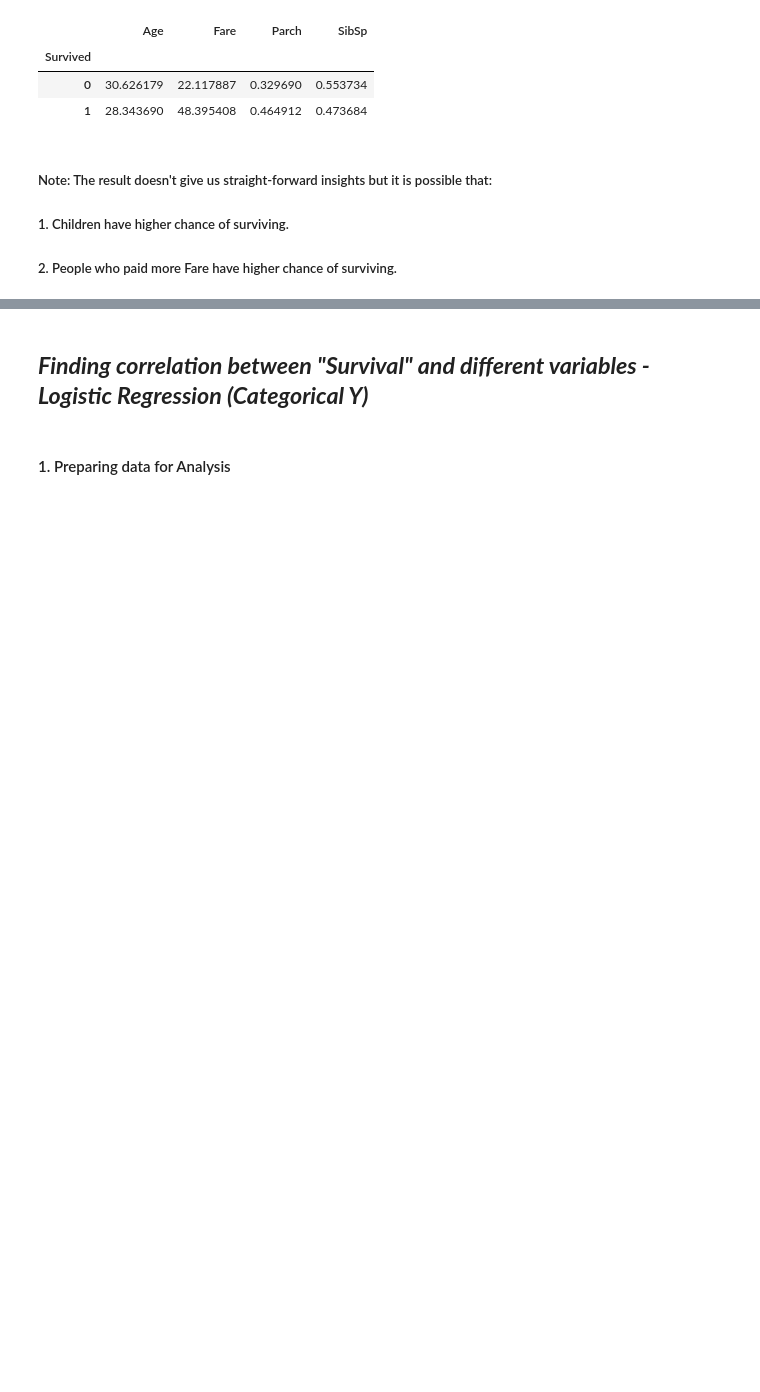
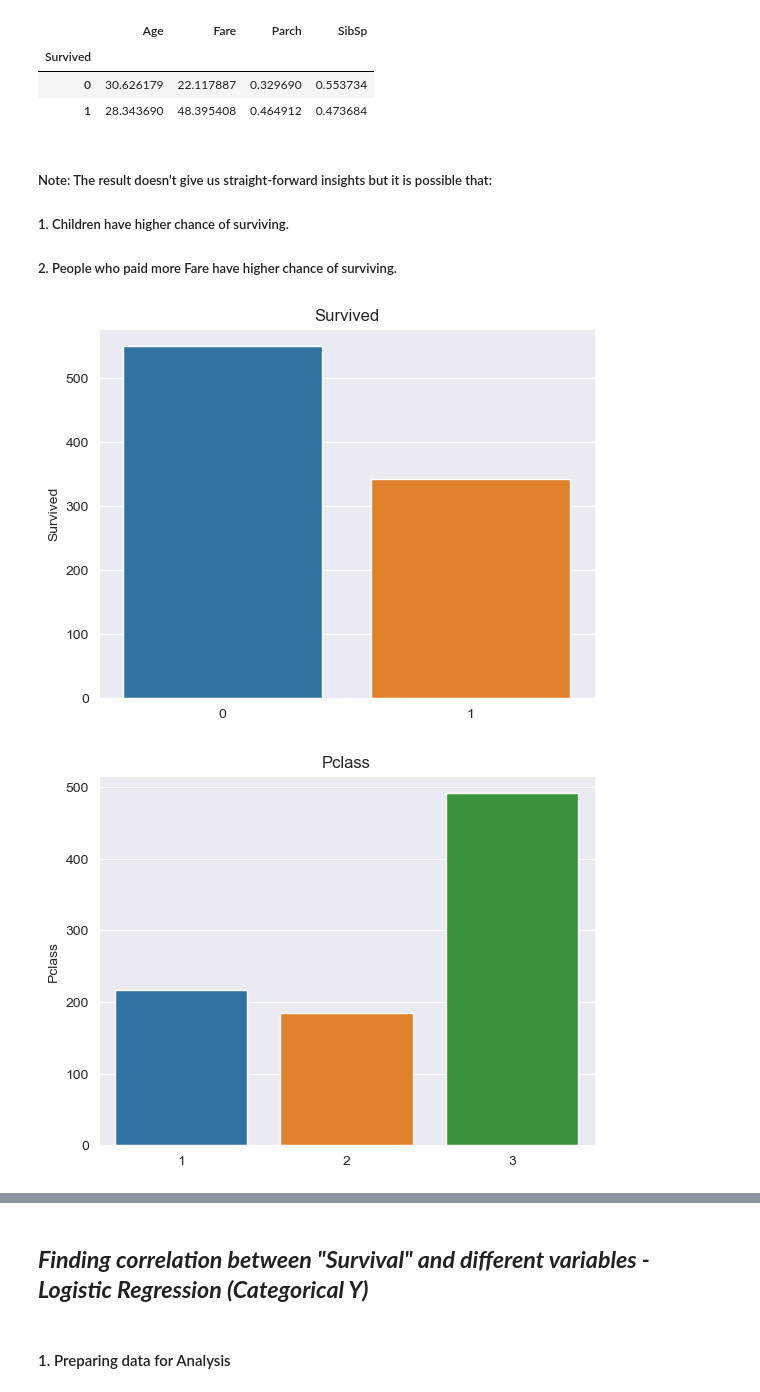
Before and after one commit to narz0001/Titanic_ML_Kaggle, a Jupyter notebook: Titanic ML.ipynb, the cells around one changed output, grey strips where cells are left out. Saved outputs shown, nothing was run; the diff lists cells and outputs as text; code cells hidden in the pictures; blank space fills up the shorter version.

Commit message:
Added Barplots for different Categorical variables.

```diff
--- a/Titanic ML.ipynb
+++ b/Titanic ML.ipynb
@@ -148,3 +113,10 @@ pd.pivot_table(train_set, index='Survived', values=['Age','SibSp','Parch','Fare'
 ##### Note: The result doesn't give us straight-forward insights but it is possible that: <br>
 #####            1. Children have higher chance of surviving.
 #####            2. People who paid more Fare have higher chance of surviving.
+# %%
+for i in train_cat.columns:
+    sns.barplot(x= train_cat[i].value_counts().index,y = train_cat[i].value_counts()).set_title(i)
+    plt.show()
+# %% [output]
+[figure, added]
+[figure, added]
```
Also changed, not shown: parts of 5 cells of this notebook.
